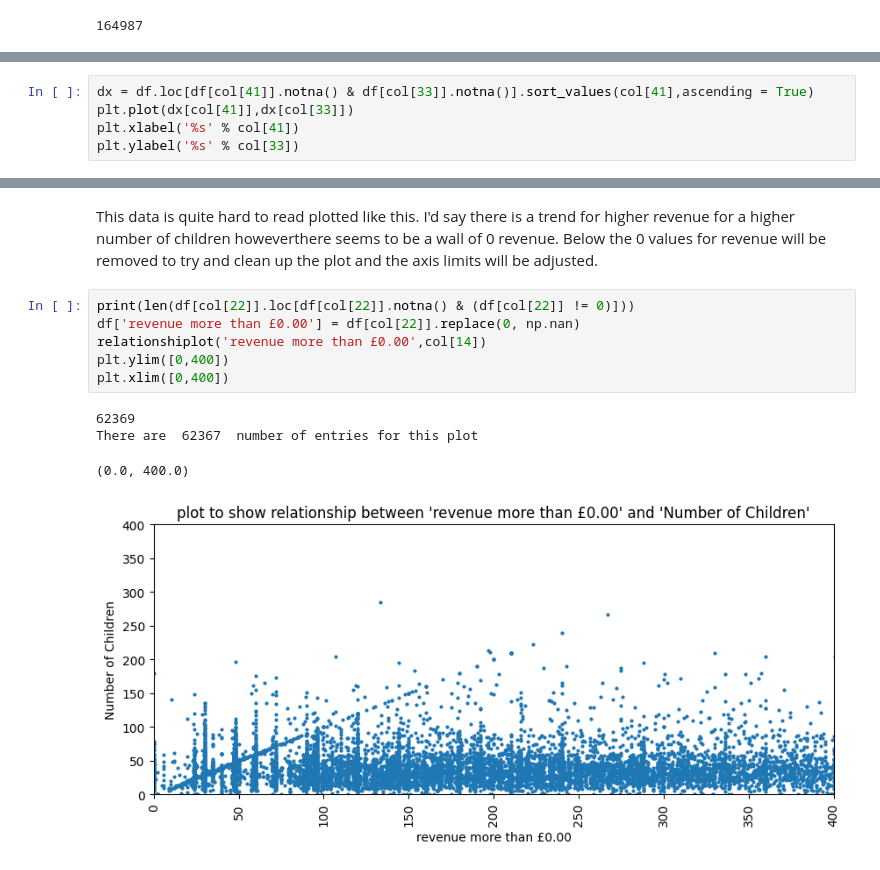
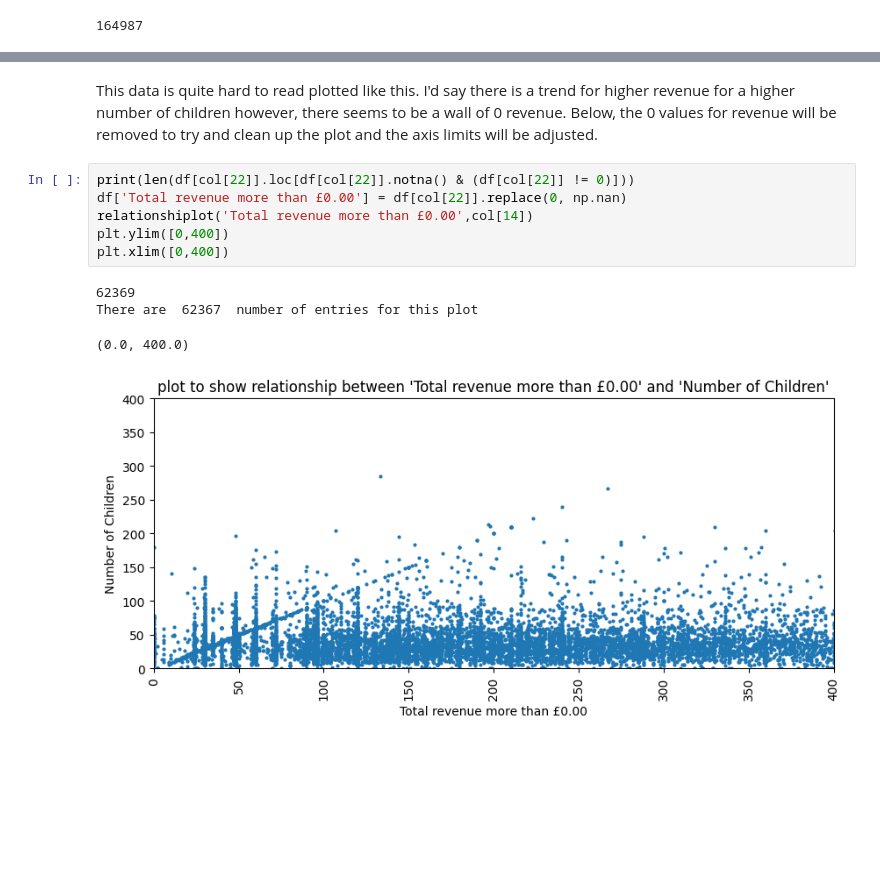
Before and after one commit to maxcwalker/documents, a Jupyter notebook: jupyter/prospectMapping/prospect_mapping_analysis.ipynb, the cells around one changed output, grey strips where cells are left out. Cells and saved outputs as stored; diff of their text form; blank space fills up the shorter version.

```diff
--- a/jupyter/prospectMapping/prospect_mapping_analysis.ipynb
+++ b/jupyter/prospectMapping/prospect_mapping_analysis.ipynb
@@ -146,5 +137,0 @@ Below I am plotting Time lapse against Number of Children to see if there is any
-# %%
-dx = df.loc[df[col[41]].notna() & df[col[33]].notna()].sort_values(col[41],ascending = True)
-plt.plot(dx[col[41]],dx[col[33]])
-plt.xlabel('%s' % col[41])
-plt.ylabel('%s' % col[33])
@@ -186,14 +171,14 @@ There are  62367  number of entries for this plot
 # %% [markdown]
-This data is quite hard to read plotted like this. I'd say there is a trend for higher revenue for a higher number of children howeverthere seems to be a wall of 0 revenue. Below the 0 values for revenue will be removed to try and clean up the plot and the axis limits will be adjusted.
+This data is quite hard to read plotted like this. I'd say there is a trend for higher revenue for a higher number of children however, there seems to be a wall of 0 revenue. Below, the 0 values for revenue will be removed to try and clean up the plot and the axis limits will be adjusted.
 # %%
 print(len(df[col[22]].loc[df[col[22]].notna() & (df[col[22]] != 0)]))
-df['revenue more than £0.00'] = df[col[22]].replace(0, np.nan)
-relationshiplot('revenue more than £0.00',col[14])
+df['Total revenue more than £0.00'] = df[col[22]].replace(0, np.nan)
+relationshiplot('Total revenue more than £0.00',col[14])
 plt.ylim([0,400])
 plt.xlim([0,400])
 # %% [output]
 62369
 There are  62367  number of entries for this plot
 (0.0, 400.0)
-[figure, old version]
+[figure, new version]
 # %% [markdown]
```
Also changed, not shown: parts of 26 cells of this notebook, 4 other files.
